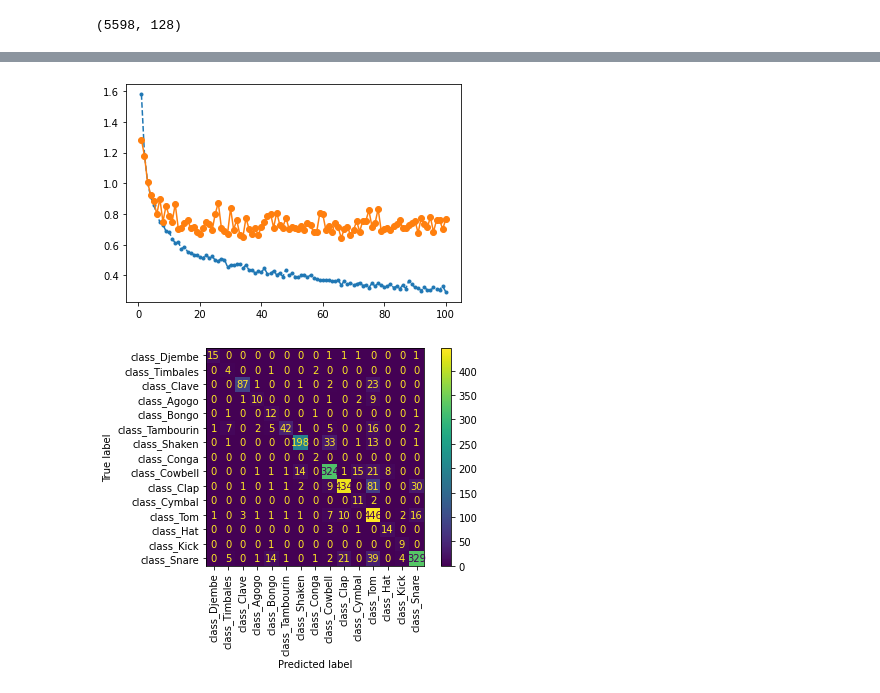
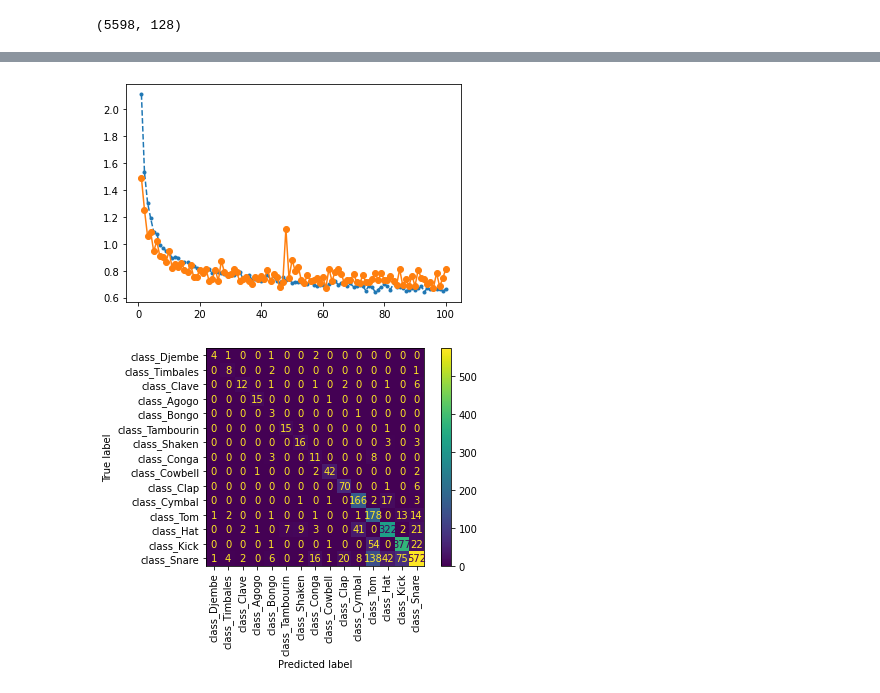
Before and after one commit to guitoo/DrumAI, a Jupyter notebook: Transfer Learning.ipynb, the cells around one changed output, grey strips where cells are left out. Drawn from its saved outputs; the diff is of its cells as text; code cells hidden in the pictures.

Commit message:
Correct confusion matrix labels

```diff
--- a/Transfer Learning.ipynb
+++ b/Transfer Learning.ipynb
@@ -148,6 +157,6 @@ plt.show()
 # %%
 y_pred = model.predict(x_vgg_valid)
 y_pred = np.argmax(y_pred,axis=1).astype(int)
-y_pred_cls = [ classes_cols[i] for i in y_pred]
+y_valid_index = np.argmax(y_valid.values,axis=1).astype(int)
 # %%
 conf_matrix = ConfusionMatrixDisplay(
@@ -180,6 +189,10 @@ print(classification_report(y_pred_cls, y_valid.idxmax(axis=1)))
 # %%
 inputs = Input(shape=(2048))
-x = Dense(100, activation='relu')(inputs)
+x = Dropout(0.5)(inputs)
+x = Dense(100, activation='relu')(x)
+x = Dropout(0.3)(inputs)
+x = Dense(50, activation='relu')(x)
+x = Dropout(0.3)(inputs)
 outputs = Dense(nb_classes, activation='softmax')(x)
 
 model2 = Model(inputs, outputs)
@@ -229,7 +242,7 @@ plt.plot(epochs, loss, '.--', label='Training loss')
 plt.plot(epochs, val_loss, 'o-', label='Validation loss')
 plt.show()
 # %% [output]
-[figure, old version]
+[figure, new version]
 # %%
 y_pred = model2.predict(x_yam_valid)
 y_pred = np.argmax(y_pred,axis=1).astype(int)
@@ -237,8 +249,8 @@ y_pred_cls = [ classes_cols[i] for i in y_pred]
 # %%
 conf_matrix = ConfusionMatrixDisplay(
-    confusion_matrix(y_pred_cls, y_valid.idxmax(axis=1)),
+    confusion_matrix(y_pred, y_valid_index),
     display_labels=classes_cols,
 )
 conf_matrix.plot(xticks_rotation=90);
 # %% [output]
-[figure, old version]
+[figure, new version]
```
Also changed, not shown: parts of 11 cells of this notebook.
